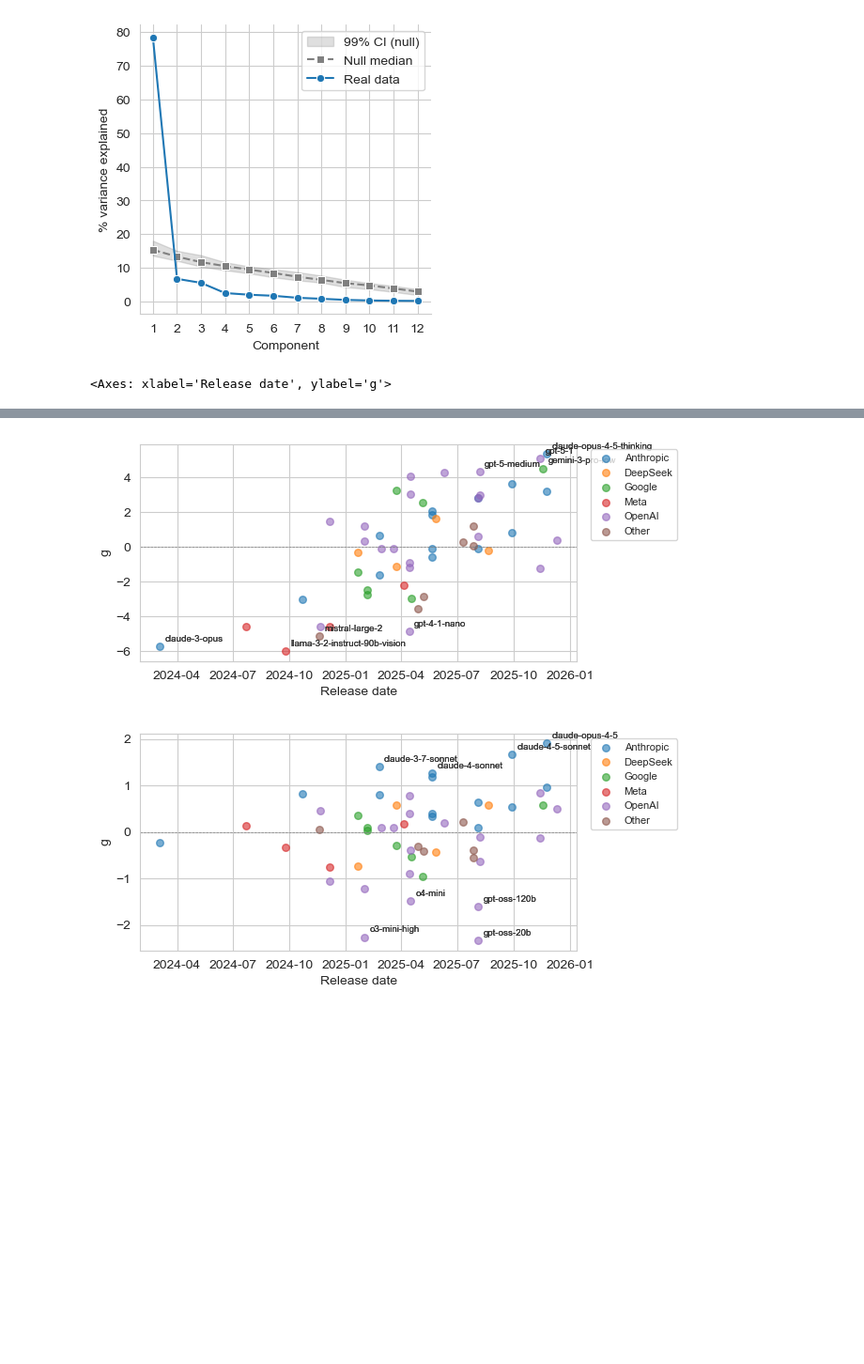
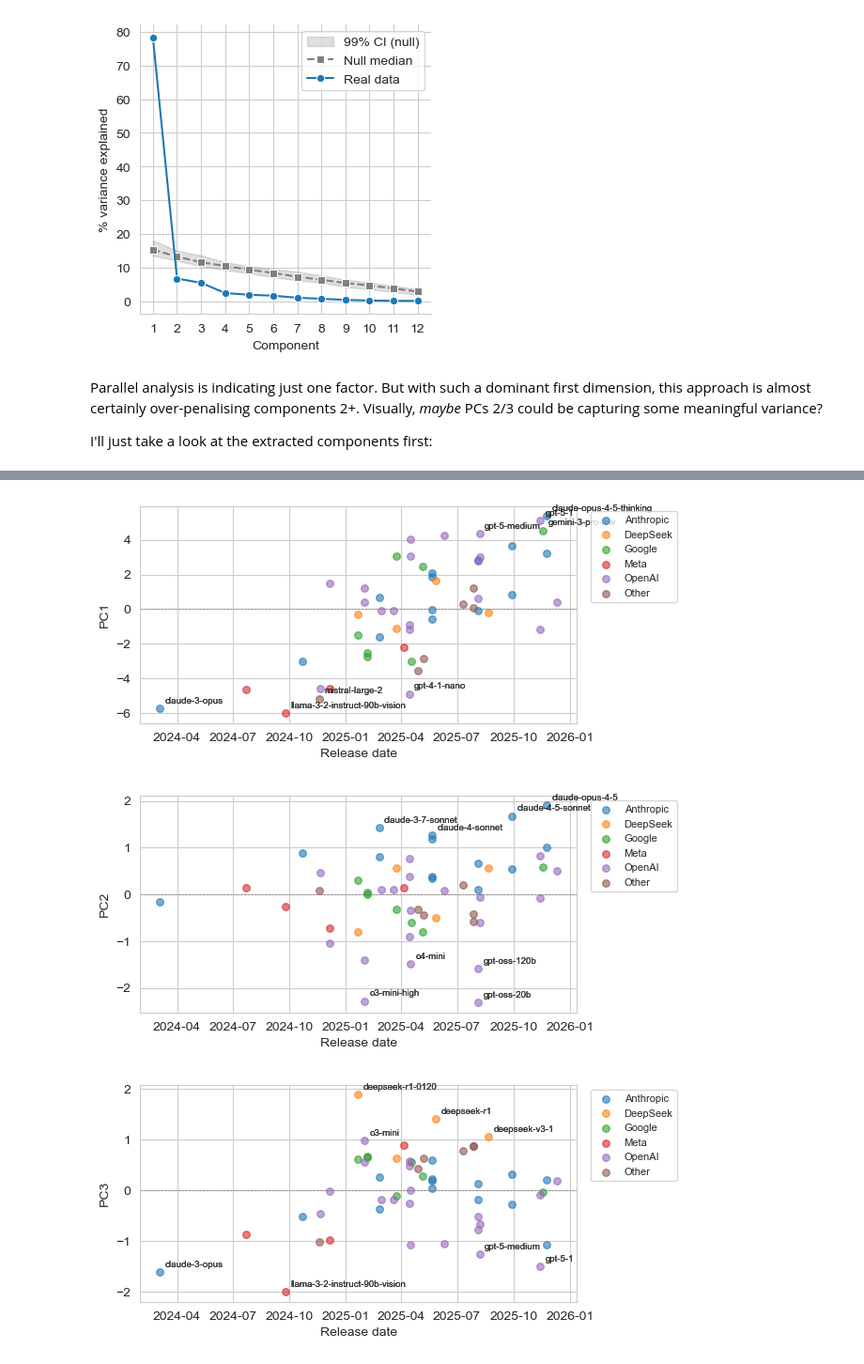
Before and after one commit to moriohamada/capability_structure, a Jupyter notebook: analysis_notebook.ipynb, the cells around one changed output, grey strips where cells are left out. Shown at 94% size. Drawn from its saved outputs; the diff is of its cells as text; code cells hidden in the pictures; blank space fills up the shorter version.

Commit message:
finished main initial analysis routine, added notebook intro

```diff
--- a/analysis_notebook.ipynb
+++ b/analysis_notebook.ipynb
@@ -88,24 +119,16 @@ visualize_parallel_analysis_results(real_expVar, null_expVar, ci_size=99, conver
 # %% [output]
 Number of components above 99% CI: 1
 [figure]
-# %%
-def loadings_heatmap(weights: np.ndarray, var_names: list[str]):
-    n_vars, n_comp = weights.shape
-    order = np.lexsort((-np.max(np.abs(weights), axis=1), np.argmax(np.abs(weights), axis=1)))
-    df = pd.DataFrame(weights[order], index=np.array(var_names)[order],
-                       columns=[f"PC{i+1}" for i in range(n_comp)])
-
-    fig, ax = plt.subplots(figsize=(max(4, n_comp), max(5, n_vars * 0.3)))
-    vmax = np.abs(weights).max()
-    sns.heatmap(df, center=0, vmin=-vmax, vmax=vmax, cmap='RdBu_r',
-                annot=True, fmt='.2f', linewidths=0.5, ax=ax)
-    ax.tick_params(axis='y', rotation=0)
-    plt.tight_layout()
-    return ax
+# %% [markdown]
+Parallel analysis is indicating just one factor. But with such a dominant first dimension, this approach is almost
+certainly over-penalising components 2+. Visually, *maybe* PCs 2/3 could be capturing some meaningful variance?
+
+I'll just take a look at the extracted components first:
 # %%
 scores, components, exp_var = pca_scores(X_full)
 loadings_heatmap(components.T, var_names=df_bench.columns)
-plot_component_v_time(scores, 0, 'g', df_info, n_label=8)
-plot_component_v_time(scores, 1, 'g', df_info, n_label=8)
+
+# also look at first 3 pcs
+for pc in range(3):
+    plot_component_v_time(scores, pc, df_info=df_info, n_label=8)
 # %% [output]
-<Axes: xlabel='Release date', ylabel='g'>
@@ -113,2 +136,3 @@ plot_component_v_time(scores, 1, 'g', df_info, n_label=8)
-[figure, old version]
+[figure, new version]
-[figure, old version]
+[figure, new version]
+[figure, added]
```
Also changed, not shown: parts of 32 cells of this notebook, 3 other files.
